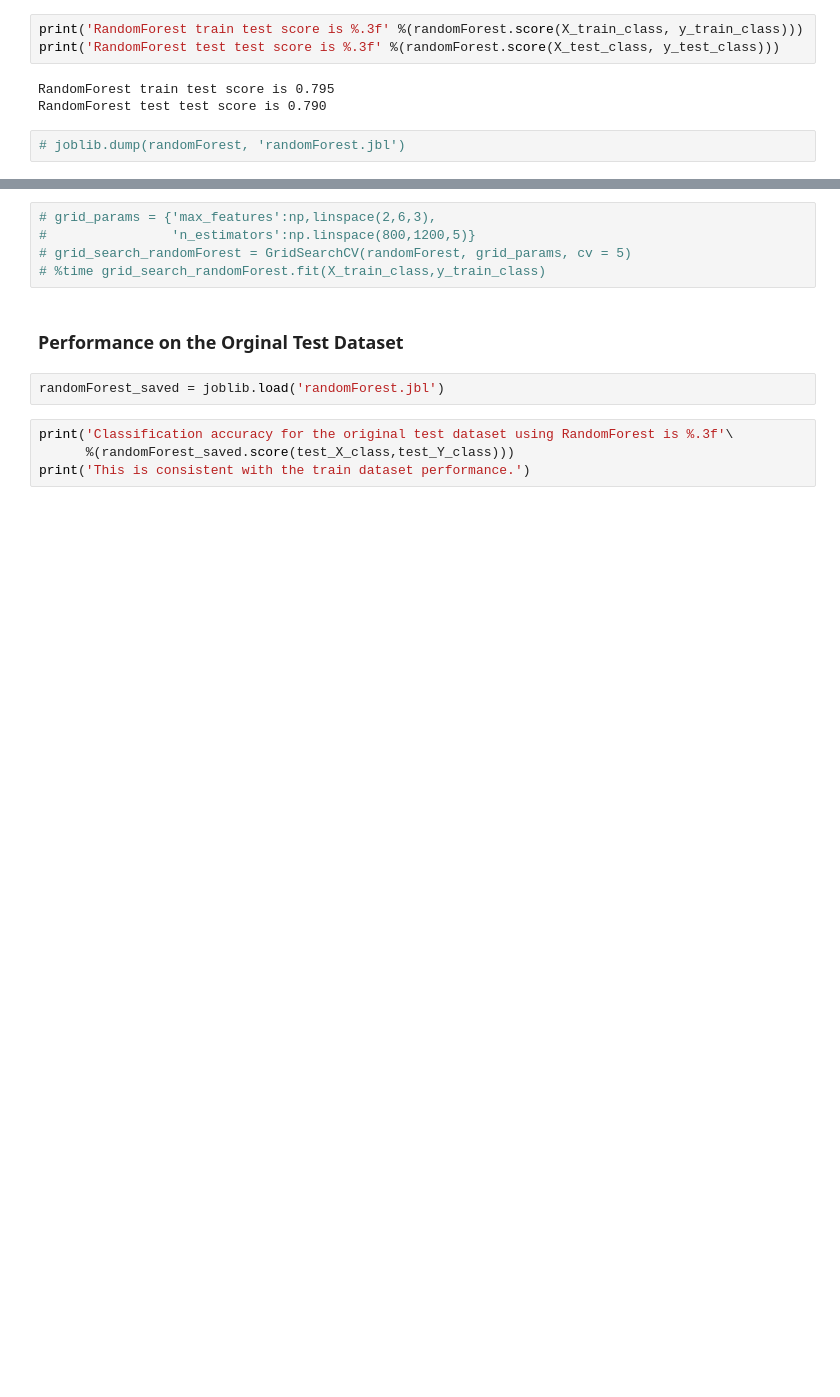
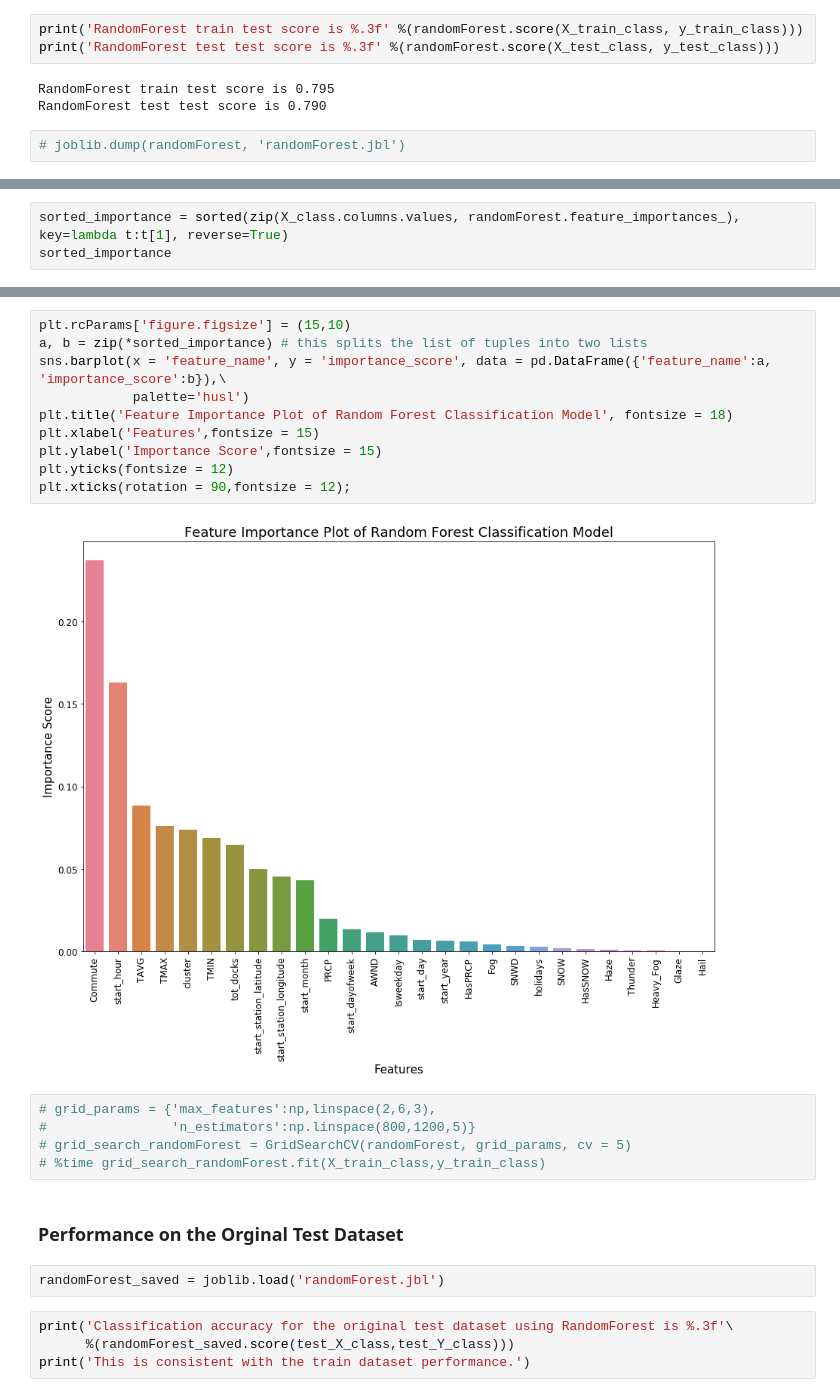
Before and after one commit to zhangym1256/Citi-Bike-Capstone, a Jupyter notebook: may/Machine_Learning.ipynb, the cells around one changed output, grey strips where cells are left out. Saved outputs shown, nothing was run; the diff lists cells and outputs as text; blank space fills up the shorter version.

```diff
--- a/may/Machine_Learning.ipynb
+++ b/may/Machine_Learning.ipynb
@@ -414,0 +396,3 @@ pd.DataFrame({'name':name,'score':score})[:15].plot.bar(x='name', y='score')
+# %%
+sorted_importance = sorted(zip(X_class.columns.values, randomForest.feature_importances_), key=lambda t:t[1], reverse=True)
+sorted_importance
@@ -415,3 +417,15 @@ pd.DataFrame({'name':name,'score':score})[:15].plot.bar(x='name', y='score')
+# %%
+plt.rcParams['figure.figsize'] = (15,10)
+a, b = zip(*sorted_importance) # this splits the list of tuples into two lists
+sns.barplot(x = 'feature_name', y = 'importance_score', data = pd.DataFrame({'feature_name':a, 'importance_score':b}),\
+            palette='husl')
+plt.title('Feature Importance Plot of Random Forest Classification Model', fontsize = 18)
+plt.xlabel('Features',fontsize = 15)
+plt.ylabel('Importance Score',fontsize = 15)
+plt.yticks(fontsize = 12)
+plt.xticks(rotation = 90,fontsize = 12);
+# %% [output]
+[figure, added]
 # %%
 # grid_params = {'max_features':np,linspace(2,6,3),
 #                'n_estimators':np.linspace(800,1200,5)}
```
Also changed, not shown: parts of 18 cells of this notebook.
